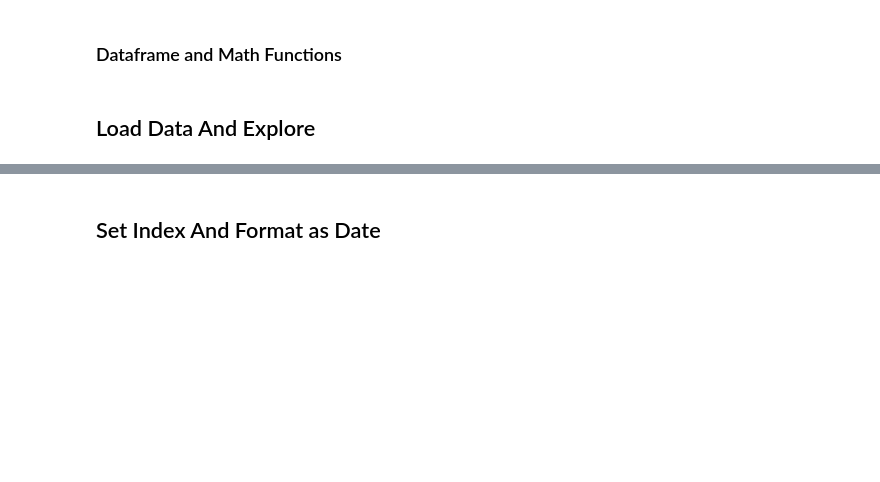
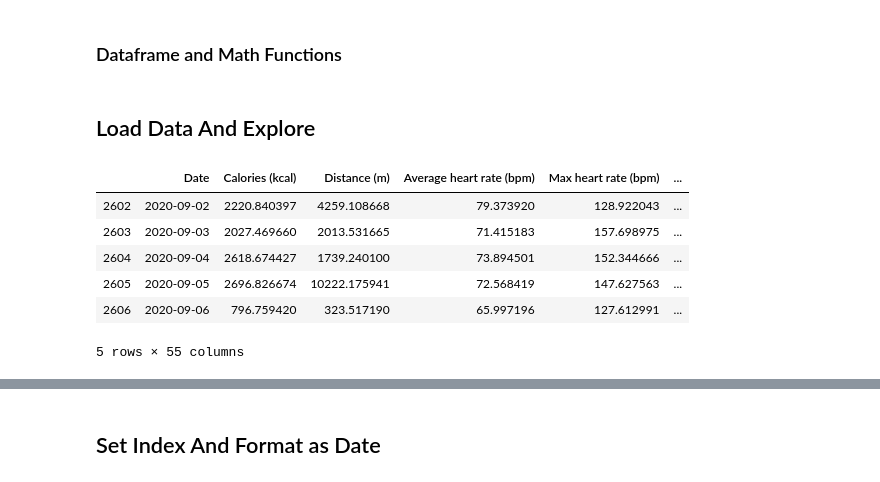
Before and after one commit to JamesIgoe/GoogleFitAnalysis, a Jupyter notebook: Analysis.ipynb, the cells around one changed output, grey strips where cells are left out. Saved outputs shown, nothing was run; the diff lists cells and outputs as text; code cells hidden in the pictures; blank space fills up the shorter version.

```diff
--- a/Analysis.ipynb
+++ b/Analysis.ipynb
@@ -23,7 +41,15 @@ import pandas as pd
 # %% [markdown]
 ## Load Data And Explore
 # %%
-df_fit = pd.read_csv('')
+df_fit = pd.read_csv('2020-09-06 Daily Summaries.csv')
 df_fit.tail()
+# %% [output]
+|  | Date | Calories (kcal) | Distance (m) | Average heart rate (bpm) | Max heart rate (bpm) | ... |
+| 2602 | 2020-09-02 | 2220.840397 | 4259.108668 | 79.373920 | 128.922043 | ... |
+| 2603 | 2020-09-03 | 2027.469660 | 2013.531665 | 71.415183 | 157.698975 | ... |
+| 2604 | 2020-09-04 | 2618.674427 | 1739.240100 | 73.894501 | 152.344666 | ... |
+| 2605 | 2020-09-05 | 2696.826674 | 10222.175941 | 72.568419 | 147.627563 | ... |
+| 2606 | 2020-09-06 | 796.759420 | 323.517190 | 65.997196 | 127.612991 | ... |
+5 rows × 55 columns
 # %%
 df_fit.head()
```
Also changed, not shown: parts of 16 cells of this notebook.
